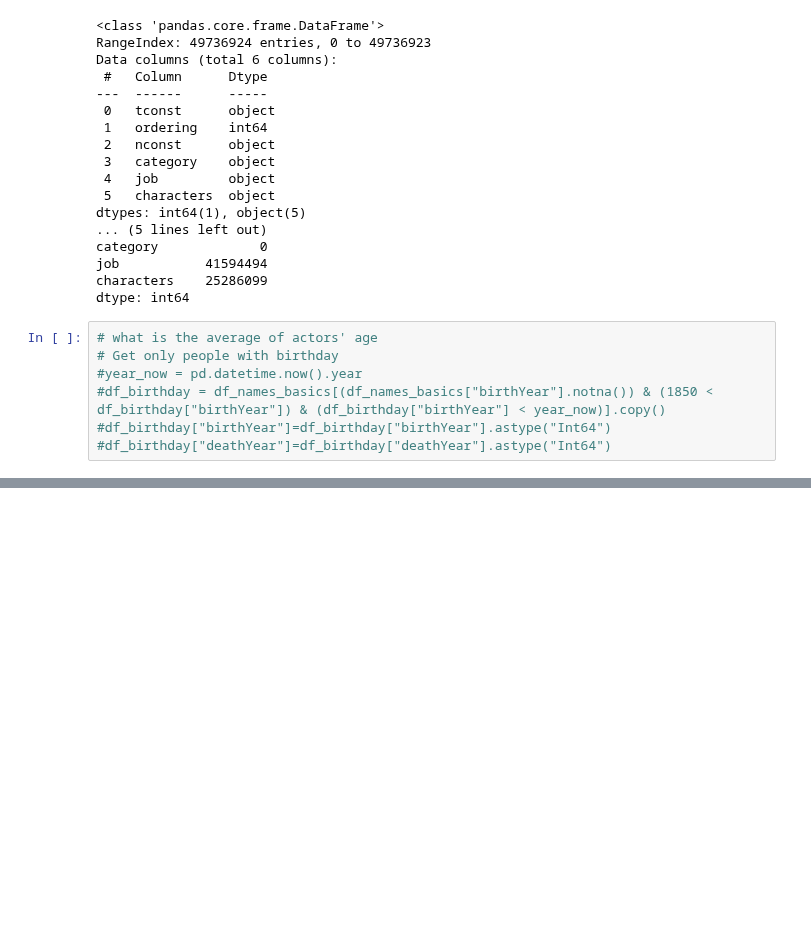
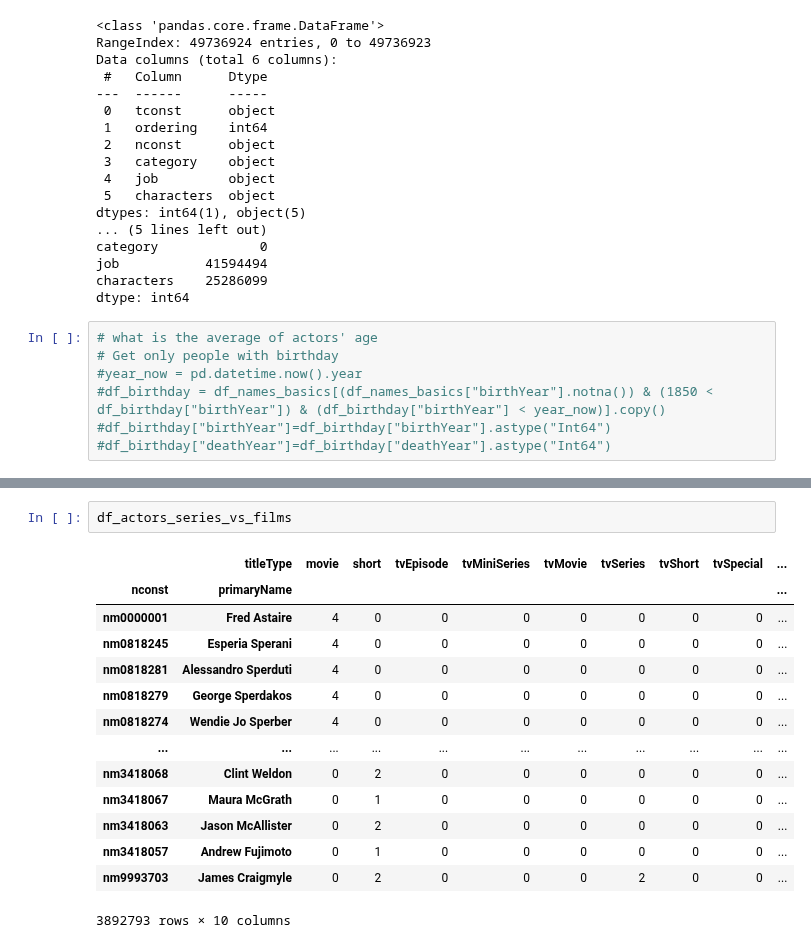
Before and after one commit to fdmdlb/nextflix, a Jupyter notebook: project_2.ipynb, the cells around one changed output, grey strips where cells are left out. Cells and saved outputs as stored; diff of their text form; blank space fills up the shorter version.

```diff
--- a/project_2.ipynb
+++ b/project_2.ipynb
@@ -232,0 +234,17 @@ df_actors_titles.pivot_table(values="tconst", index=["nconst", "primaryName"], c
+# %%
+df_actors_series_vs_films
+# %% [output]
+|  | titleType | movie | short | tvEpisode | tvMiniSeries | tvMovie | tvSeries | tvShort | tvSpecial | ... |
+| nconst | primaryName |  |  |  |  |  |  |  |  | ... |
+| nm0000001 | Fred Astaire | 4 | 0 | 0 | 0 | 0 | 0 | 0 | 0 | ... |
+| nm0818245 | Esperia Sperani | 4 | 0 | 0 | 0 | 0 | 0 | 0 | 0 | ... |
+| nm0818281 | Alessandro Sperduti | 4 | 0 | 0 | 0 | 0 | 0 | 0 | 0 | ... |
+| nm0818279 | George Sperdakos | 4 | 0 | 0 | 0 | 0 | 0 | 0 | 0 | ... |
+| nm0818274 | Wendie Jo Sperber | 4 | 0 | 0 | 0 | 0 | 0 | 0 | 0 | ... |
+| ... | ... | ... | ... | ... | ... | ... | ... | ... | ... | ... |
+| nm3418068 | Clint Weldon | 0 | 2 | 0 | 0 | 0 | 0 | 0 | 0 | ... |
+| nm3418067 | Maura McGrath | 0 | 1 | 0 | 0 | 0 | 0 | 0 | 0 | ... |
+| nm3418063 | Jason McAllister | 0 | 2 | 0 | 0 | 0 | 0 | 0 | 0 | ... |
+| nm3418057 | Andrew Fujimoto | 0 | 1 | 0 | 0 | 0 | 0 | 0 | 0 | ... |
+| nm9993703 | James Craigmyle | 0 | 2 | 0 | 0 | 0 | 2 | 0 | 0 | ... |
+3892793 rows × 10 columns
```
Also changed, not shown: parts of 8 cells of this notebook.
